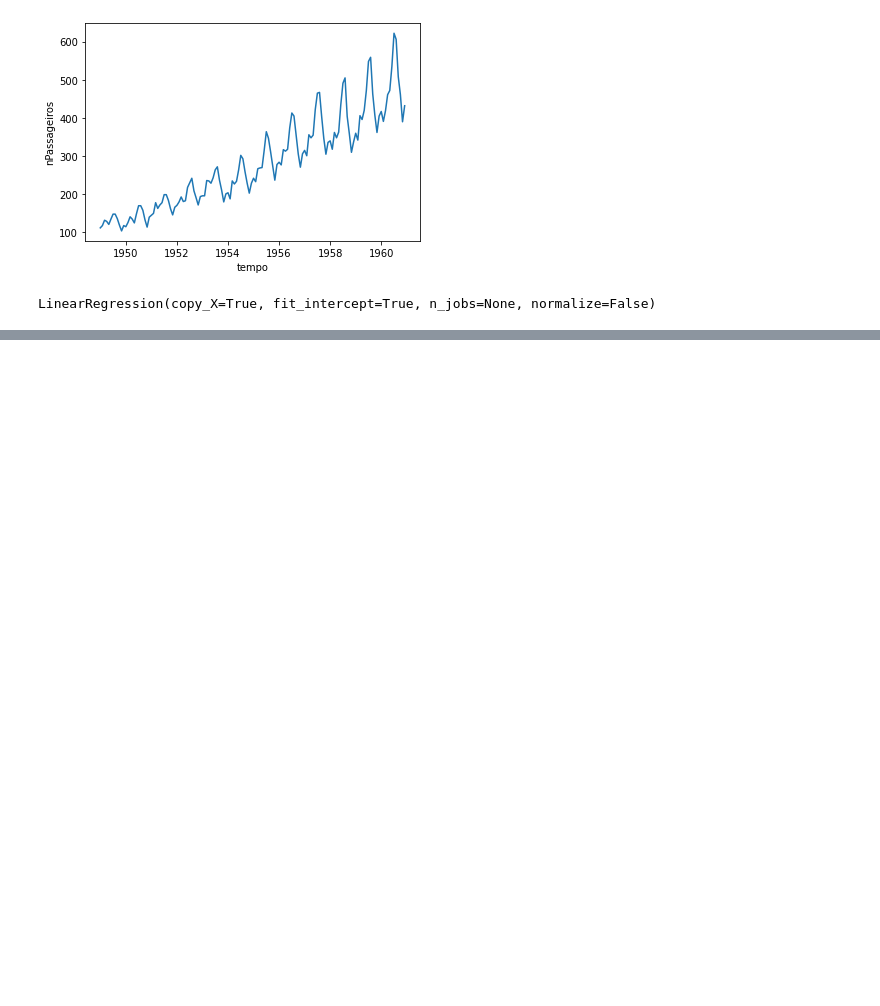
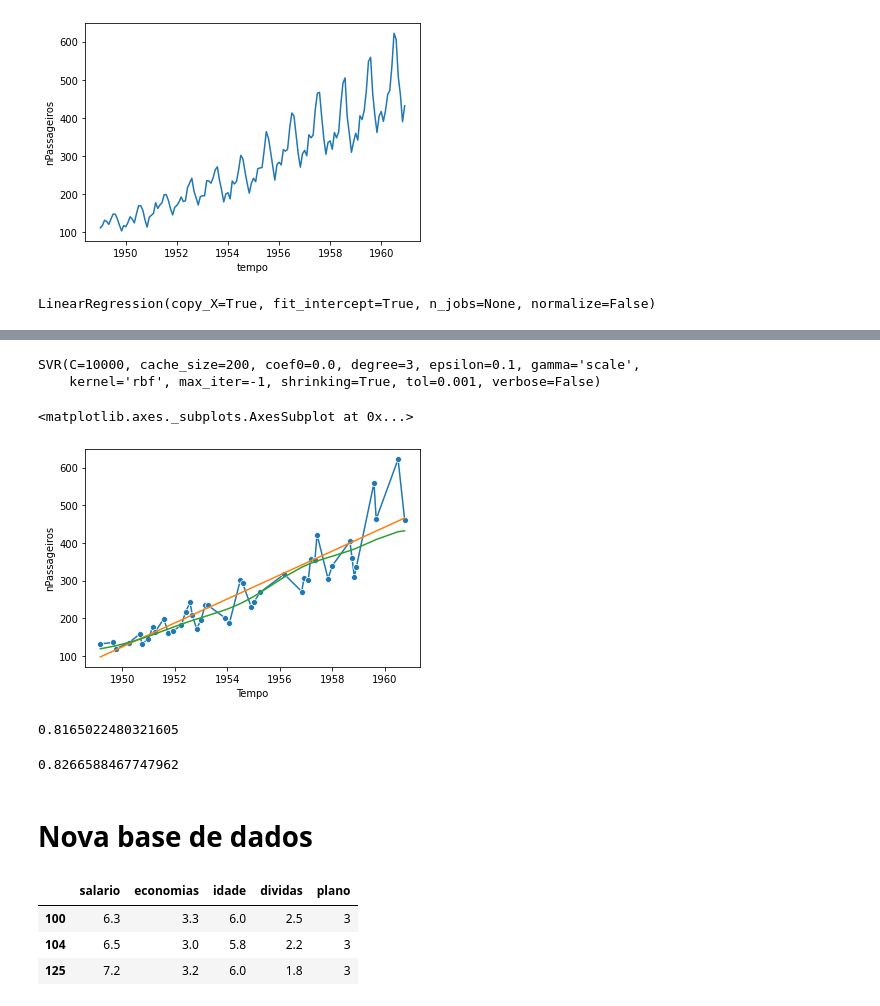
Before and after one commit to Daniel-ASG/Course_Classes, a Jupyter notebook: Curso_Python_Scikit_Learn.ipynb, the cells around one changed output, grey strips where cells are left out. Drawn from its saved outputs; the diff is of its cells as text; code cells hidden in the pictures; blank space fills up the shorter version.

```diff
--- a/Curso_Python_Scikit_Learn.ipynb
+++ b/Curso_Python_Scikit_Learn.ipynb
@@ -61,0 +64,36 @@ r2_score(nPassageiros_teste, nPassageiros_predito)
+# %%
+regressor_svr = SVR(C=10000)
+# %%
+regressor_svr.fit(Tempo_treino, nPassageiros_treino)
+# %% [output]
+SVR(C=10000, cache_size=200, coef0=0.0, degree=3, epsilon=0.1, gamma='scale',
+    kernel='rbf', max_iter=-1, shrinking=True, tol=0.001, verbose=False)
+# %%
+nPassageiros_predito_svr = regressor_svr.predict(Tempo_teste)
+# %%
+passageiros_predito_svr = pd.DataFrame({'Tempo': np.ndarray.flatten(Tempo_teste), 'nPassageiros': nPassageiros_predito_svr})
+# %%
+sns.lineplot(x='Tempo', y='nPassageiros', data=passageiros_teste, marker='o')
+sns.lineplot(x='Tempo', y='nPassageiros', data=passageiros_predito)
+sns.lineplot(x='Tempo', y='nPassageiros', data=passageiros_predito_svr)
+# %% [output]
+<matplotlib.axes._subplots.AxesSubplot at 0x...>
+[figure, added]
+# %%
+r2_score(nPassageiros_teste, nPassageiros_predito_svr)
+# %% [output]
+0.8165022480321605
+# %%
+r2_score(nPassageiros_teste, nPassageiros_predito)
+# %% [output]
+0.8266588467747962
+# %% [markdown]
+# Nova base de dados
+# %%
+celular = pd.read_csv('https://github.com/alura-cursos/curso_scikitlearn/raw/aula3/Celular.csv')
+celular.sample(3)
+# %% [output]
+|  | salario | economias | idade | dividas | plano |
+| 100 | 6.3 | 3.3 | 6.0 | 2.5 | 3 |
+| 104 | 6.5 | 3.0 | 5.8 | 2.2 | 3 |
+| 125 | 7.2 | 3.2 | 6.0 | 1.8 | 3 |
```
Also changed, not shown: parts of 60 cells of this notebook.
